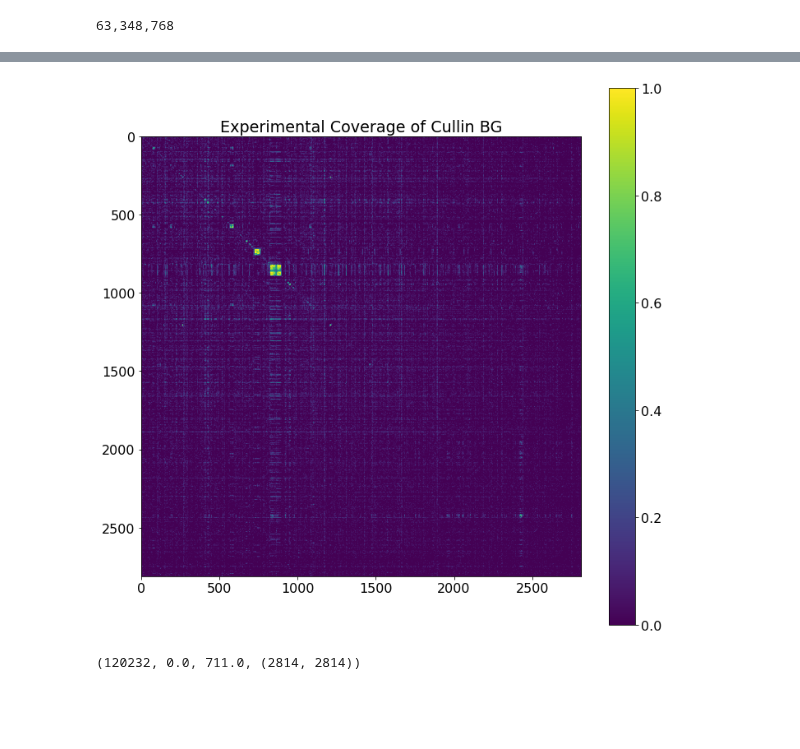
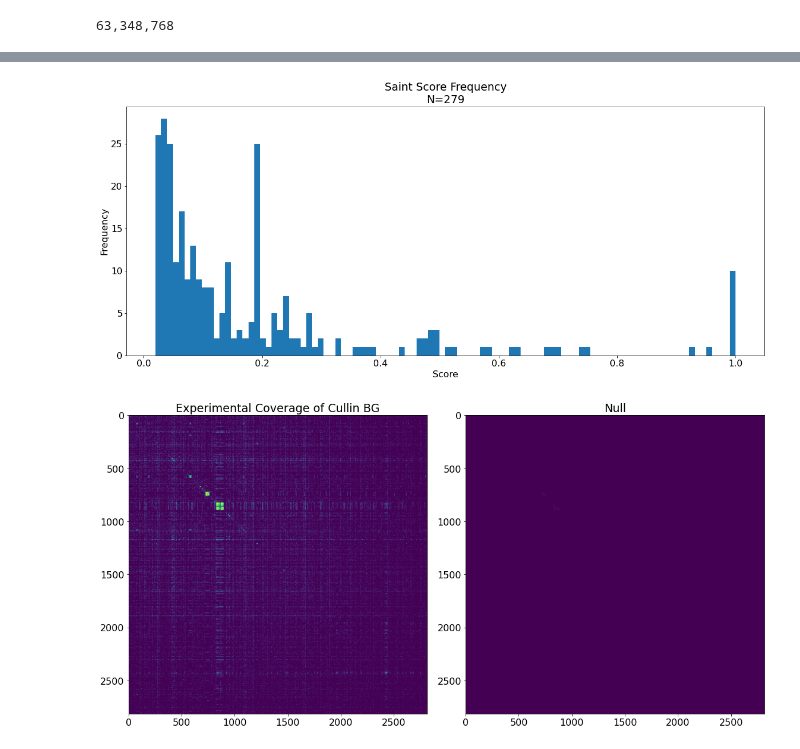
Before and after one commit to ajipalar/pynet, a Jupyter notebook: devel/CullinBenchmarkTest.ipynb, the cells around one changed output, grey strips where cells are left out. Drawn from its saved outputs; the diff is of its cells as text; code cells hidden in the pictures; blank space fills up the shorter version.

Commit message:
defined training set

```diff
--- a/devel/CullinBenchmarkTest.ipynb
+++ b/devel/CullinBenchmarkTest.ipynb
@@ -348,0 +547,6 @@ d = get_experimental_coverage_df(cullin_bg, cullin_report)
+# %%
+# Plot the Saint Scores for the training Data
+
+plot_saint_score_frequency(df)
+# %% [output]
+[figure, added]
@@ -354,19 +562,23 @@ def triangular_to_symmetric(A):
     Lower[diag_indices] = A[diag_indices]
     return Lower
 # %%
-def coverage_plot(d, w=12, l=12, title="Experimental Coverage of Cullin BG"):
-    w = 12
-    l = w
-    size = (l, w)
-    plt.figure(figsize=size)
-    plt.imshow(triangular_to_symmetric(d.values != 0))
-    plt.title(title)
-    plt.colorbar()
+def coverage_plot(d, w=12, h=12, title="Experimental Coverage of Cullin BG"):
+
+
+
+    fig, axs = plt.subplots(1, 2)
+    fig.set_figheight(h)
+    fig.set_figwidth(w)
+
+    ax = axs[0]
+    mappable = ax.imshow(triangular_to_symmetric(d.values != 0))
+    ax.set_title(title)
+    #plt.colorbar(mappable, ax=ax)
+    ax = axs[1]
+    ax.imshow(d.values)
+    ax.set_title("Null")
+    plt.tight_layout()
     plt.show()
-coverage_plot(d)
+coverage_plot(d, w=16, h=14,)
 # %% [output]
-[figure, old version]
+[figure, new version]
-# %%
-np.sum(d.values != 0), np.min(d.values), np.max(d.values), d.values.shape
-# %% [output]
-(120232, 0.0, 711.0, (2814, 2814))
```
Also changed, not shown: parts of 26 cells of this notebook, 1 other file.
